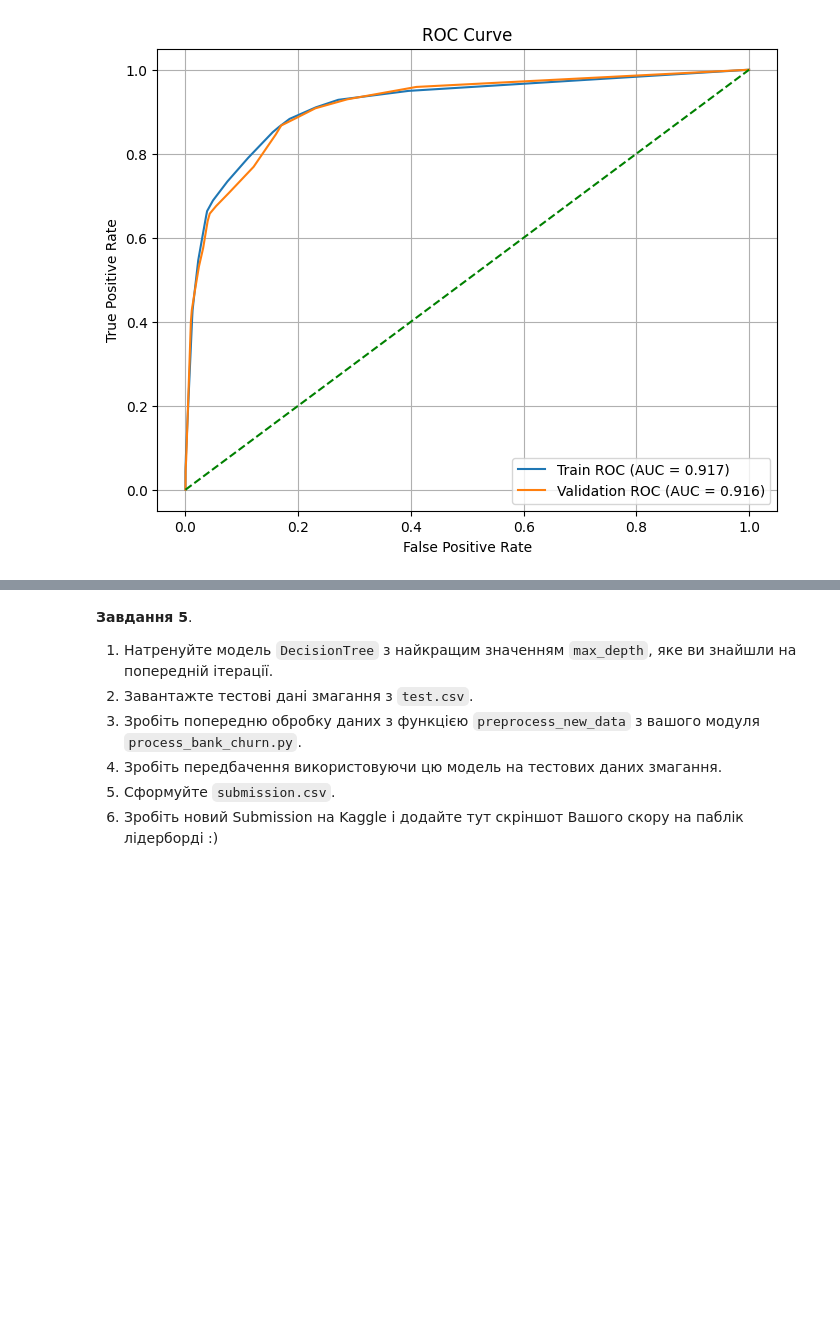
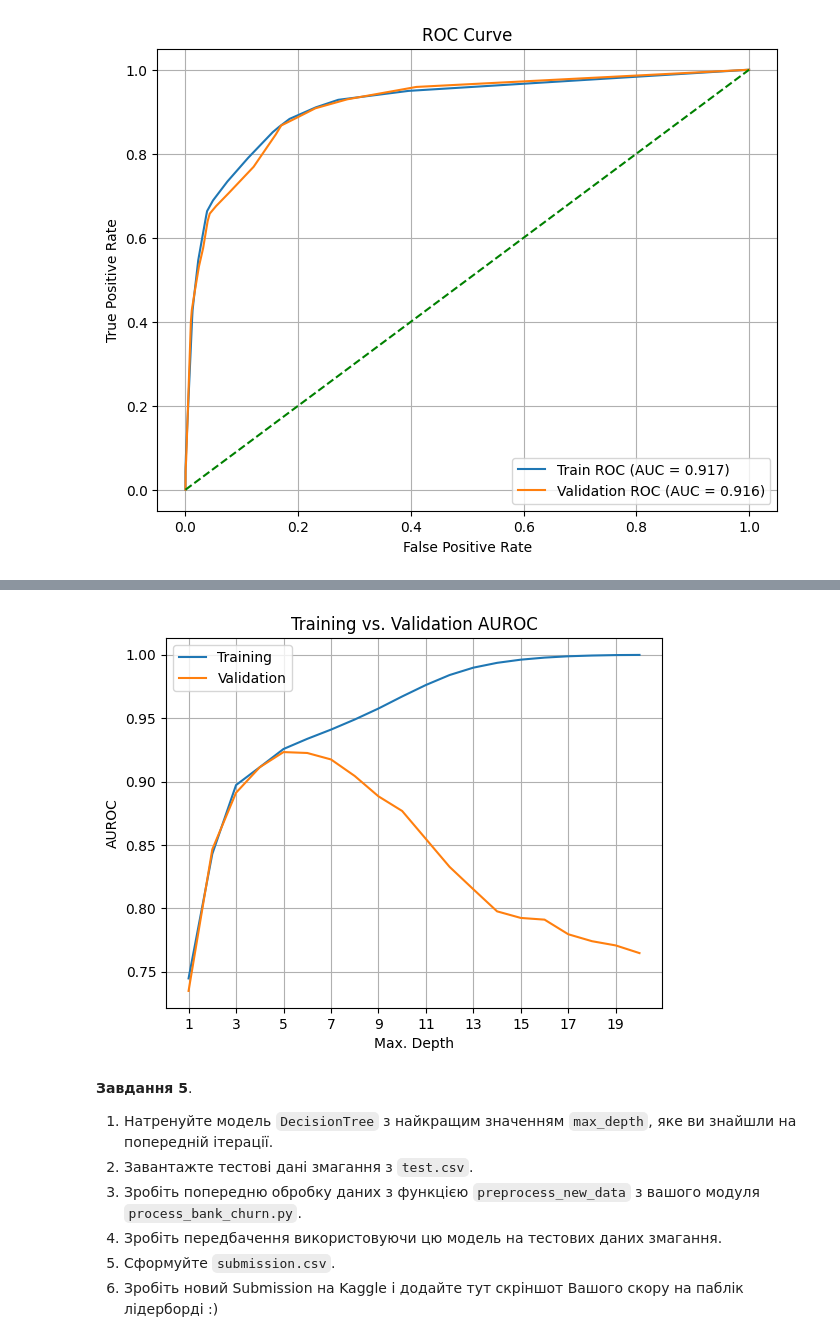
Before and after one commit to Alenushka2013/ML_for_people_tasks, a Jupyter notebook: HW_2_3_Decision_trees.ipynb, the cells around one changed output, grey strips where cells are left out. Saved outputs shown, nothing was run; the diff lists cells and outputs as text; code cells hidden in the pictures; blank space fills up the shorter version.

```diff
--- a/HW_2_3_Decision_trees.ipynb
+++ b/HW_2_3_Decision_trees.ipynb
@@ -220,10 +221,0 @@ plt.show()
-# %%
-best_depth, best_leaf_nodes, best_score = 0, 0, 0
-for depth in range(1, 21):
-  for leaf_nodes in range(15, 150):
-    model = DecisionTreeClassifier(max_depth=depth, max_leaf_nodes = leaf_nodes, random_state=42).fit(X_train, y_train)
-    if model.score(X_val, y_val) > best_score:
-      best_depth, best_leaf_nodes, best_score = depth, leaf_nodes, model.score(X_val, y_val)
-    #print(depth, leaf_nodes, model.score(X_val, y_val))
-
-print('Best result:', best_depth, best_leaf_nodes, best_score)
@@ -231,0 +222,16 @@ Best result: 8 22 0.8966666666666666
+# %%
+def max_depth_error(md):
+    model = DecisionTreeClassifier(max_depth=md, random_state=42)
+    model.fit(X_train, y_train)
+
+    train_probs = model.predict_proba(X_train)
+    val_probs = model.predict_proba(X_val)
+
+    # обчислюємо AUC
+    train_AUROC = roc_auc_score(y_train, train_probs[:, 1])
+    val_AUROC = roc_auc_score(y_val, val_probs[:, 1])
+
+    return {'Max Depth': md, 'Training AUROC': train_AUROC, 'Validation AUROC': val_AUROC}
+# %%
+%%time
+errors_df = pd.DataFrame([max_depth_error(md) for md in range(1, 21)])
@@ -232,3 +245,15 @@ Best result: 8 22 0.8966666666666666
+# %%
+plt.figure()
+plt.plot(errors_df['Max Depth'], errors_df['Training AUROC'])
+plt.plot(errors_df['Max Depth'], errors_df['Validation AUROC'])
+plt.title('Training vs. Validation AUROC')
+plt.xticks(range(1, 21, 2))
+plt.xlabel('Max. Depth')
+plt.ylabel('AUROC')
+plt.legend(['Training', 'Validation'])
+plt.grid(True);
+# %% [output]
+[figure, added]
 # %% [markdown]
 **Завдання 5**.
 1. Натренуйте модель `DecisionTree` з найкращим значенням `max_depth`, яке ви знайшли на попередній ітерації.
```
Also changed, not shown: parts of 24 cells of this notebook.
